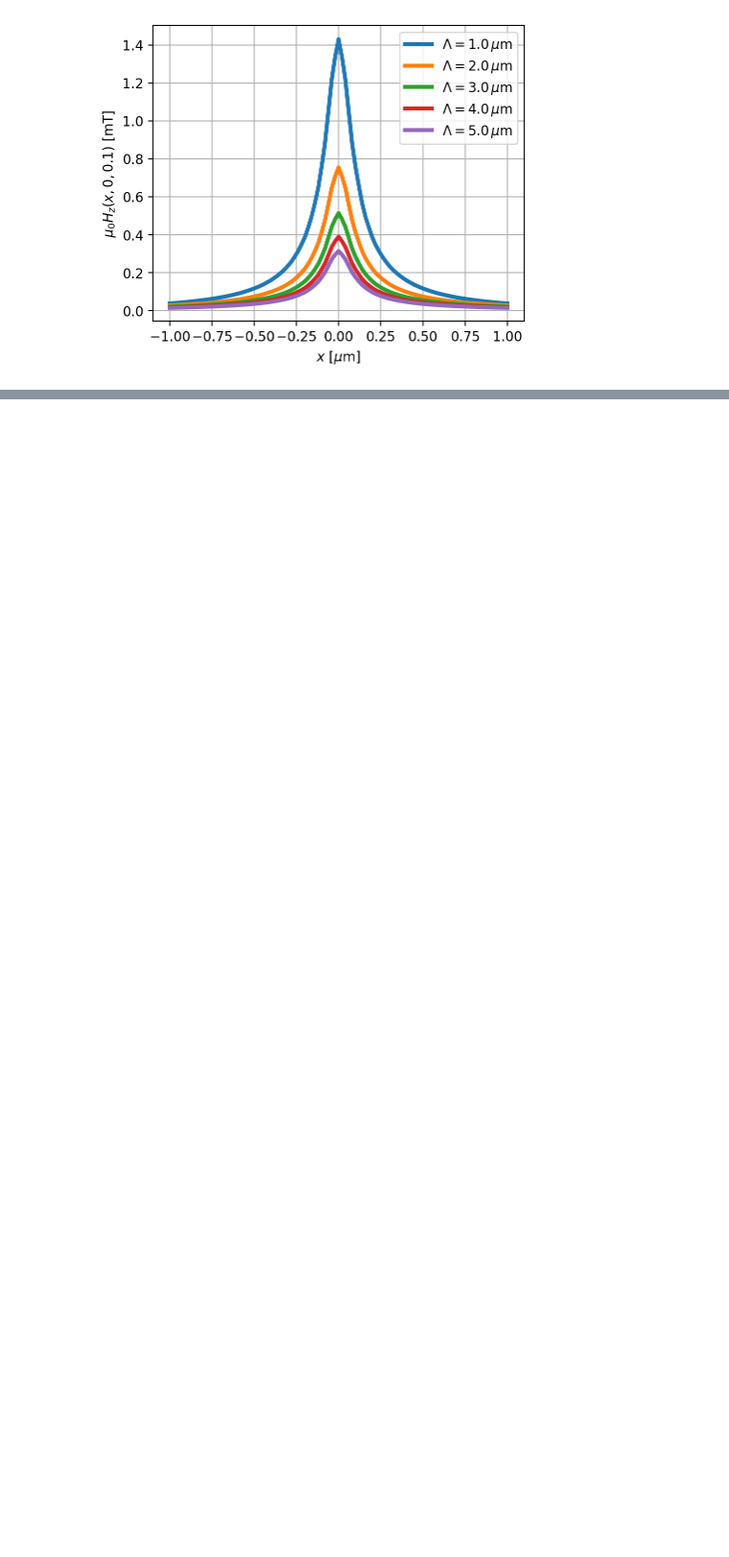
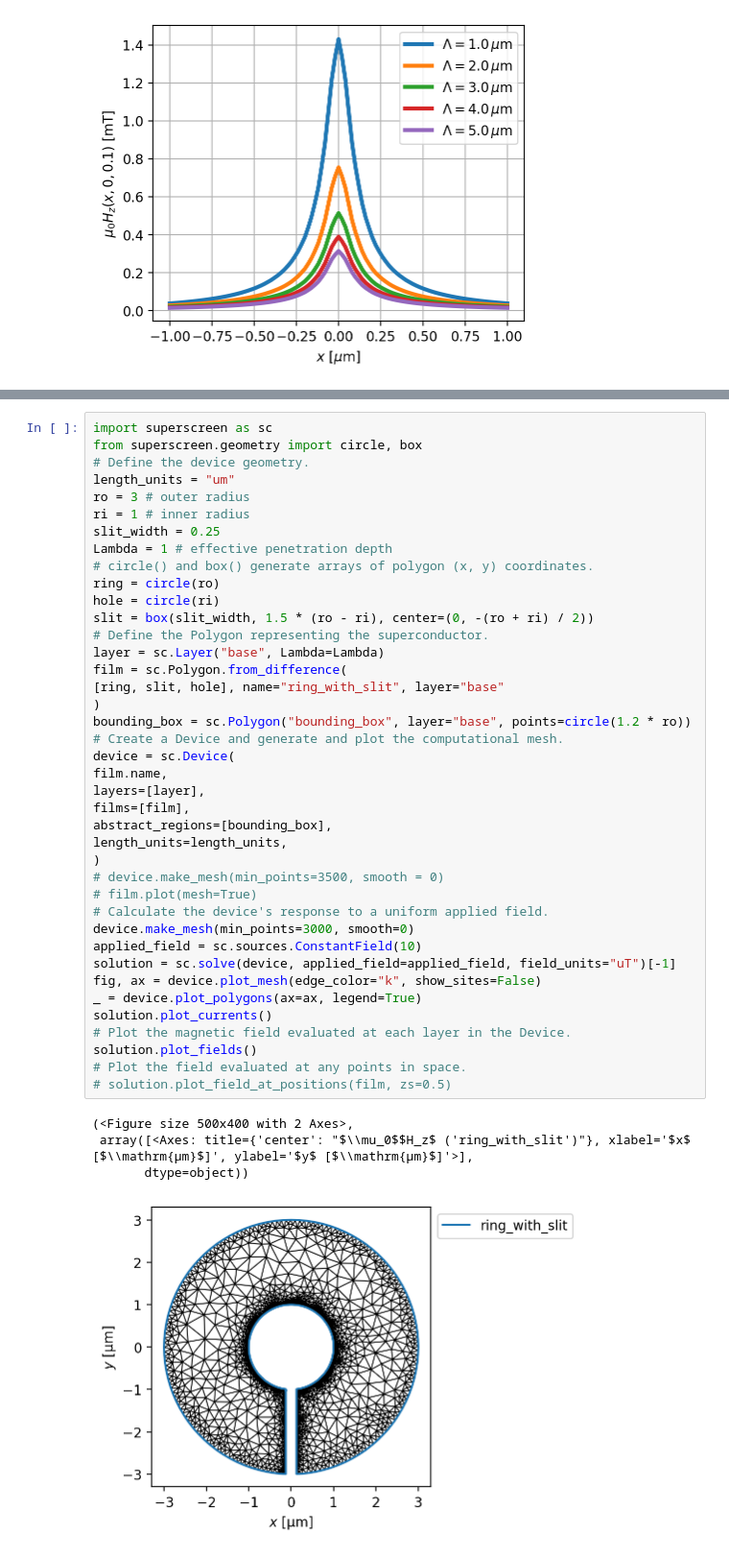
Before and after one commit to LeviathansDaughter/LOLIGO-VULGARIS, a Jupyter notebook: Untitled4.ipynb, the cells around one changed output, grey strips where cells are left out. Shown at 96% size. Drawn from its saved outputs; the diff is of its cells as text; blank space fills up the shorter version.

```diff
--- a/Untitled4.ipynb
+++ b/Untitled4.ipynb
@@ -1081,0 +1151,45 @@ _ = ax.legend(loc=0)
+# %%
+import superscreen as sc
+from superscreen.geometry import circle, box
+# Define the device geometry.
+length_units = "um"
+ro = 3 # outer radius
+ri = 1 # inner radius
+slit_width = 0.25
+Lambda = 1 # effective penetration depth
+# circle() and box() generate arrays of polygon (x, y) coordinates.
+ring = circle(ro)
+hole = circle(ri)
+slit = box(slit_width, 1.5 * (ro - ri), center=(0, -(ro + ri) / 2))
+# Define the Polygon representing the superconductor.
+layer = sc.Layer("base", Lambda=Lambda)
+film = sc.Polygon.from_difference(
+[ring, slit, hole], name="ring_with_slit", layer="base"
+)
+bounding_box = sc.Polygon("bounding_box", layer="base", points=circle(1.2 * ro))
+# Create a Device and generate and plot the computational mesh.
+device = sc.Device(
+film.name,
+layers=[layer],
+films=[film],
+abstract_regions=[bounding_box],
+length_units=length_units,
+)
+# device.make_mesh(min_points=3500, smooth = 0)
+# film.plot(mesh=True)
+# Calculate the device's response to a uniform applied field.
+device.make_mesh(min_points=3000, smooth=0)
+applied_field = sc.sources.ConstantField(10)
+solution = sc.solve(device, applied_field=applied_field, field_units="uT")[-1]
+fig, ax = device.plot_mesh(edge_color="k", show_sites=False)
+_ = device.plot_polygons(ax=ax, legend=True)
+solution.plot_currents()
+# Plot the magnetic field evaluated at each layer in the Device.
+solution.plot_fields()
+# Plot the field evaluated at any points in space.
+# solution.plot_field_at_positions(film, zs=0.5)
+# %% [output]
+(<Figure size 500x400 with 2 Axes>,
+ array([<Axes: title={'center': "$\\mu_0$$H_z$ ('ring_with_slit')"}, xlabel='$x$ [$\\mathrm{µm}$]', ylabel='$y$ [$\\mathrm{µm}$]'>],
+       dtype=object))
+[figure, added]
```
Also changed, not shown: parts of 8 cells of this notebook.
